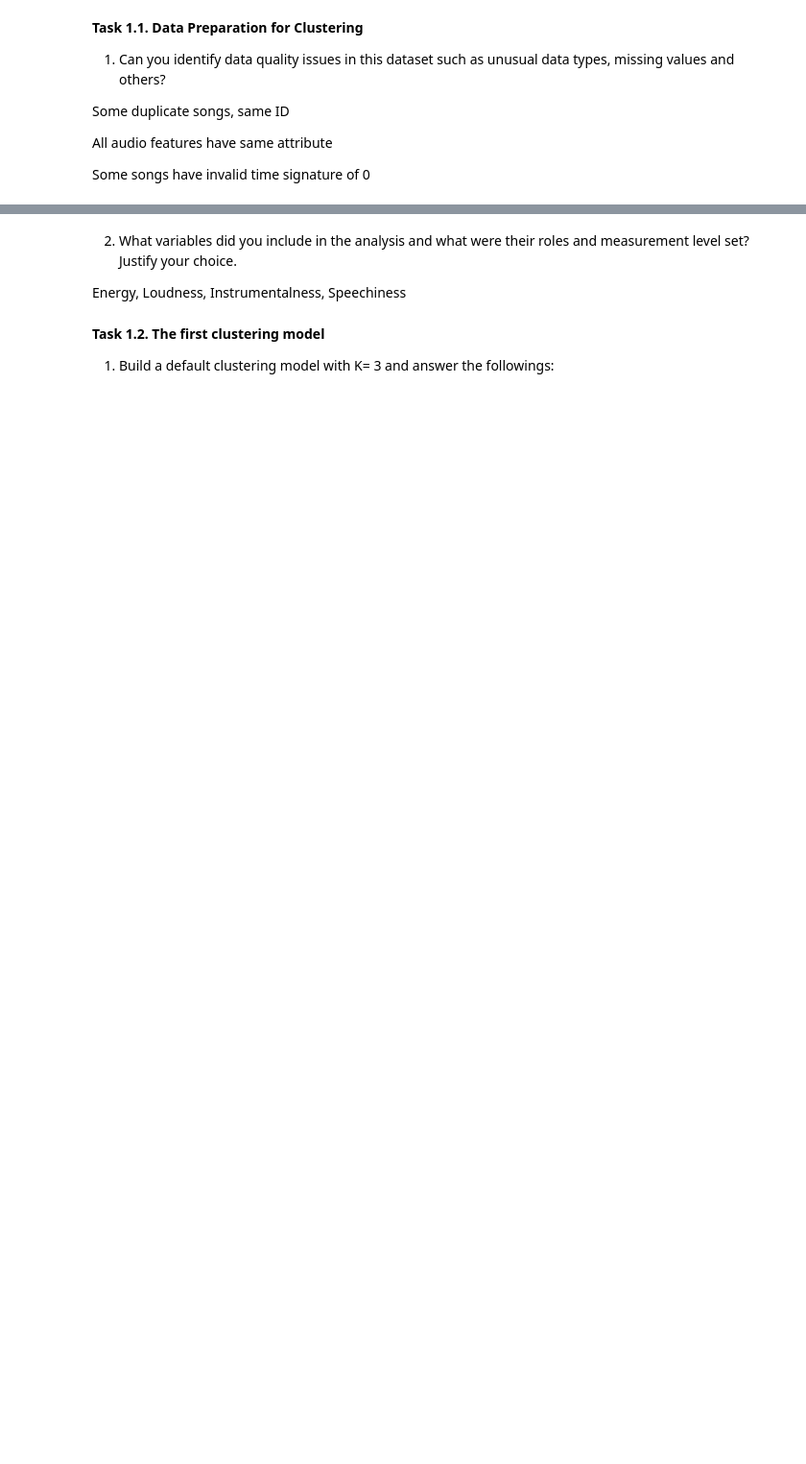
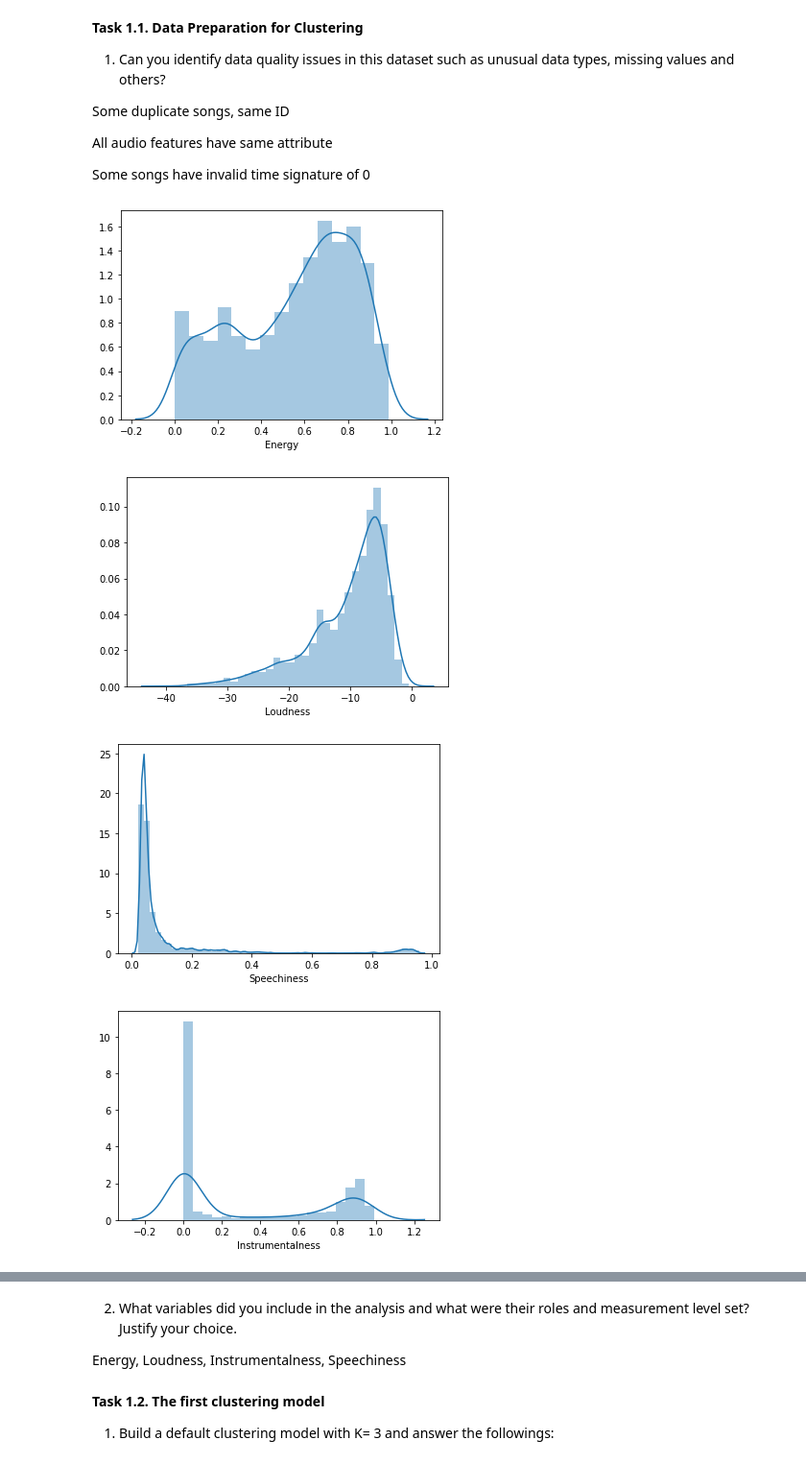
Before and after one commit to kressnick25/DataMining-CaseStudy, a Jupyter notebook: Task 1.ipynb, the cells around one changed output, grey strips where cells are left out. Shown at 96% size. Drawn from its saved outputs; the diff is of its cells as text; code cells hidden in the pictures; blank space fills up the shorter version.

```diff
--- a/Task 1.ipynb
+++ b/Task 1.ipynb
@@ -43,0 +42,23 @@ df = df[df.time_signature != 0]
+# %%
+import seaborn as sns
+import matplotlib.pyplot as plt
+import warnings
+warnings.filterwarnings("ignore")
+
+energy_dist = sns.distplot(df['Energy'].dropna())
+plt.show()
+
+
+loudness_dist = sns.distplot(df['Loudness'].dropna())
+plt.show()
+
+speech_dist = sns.distplot(df['Speechiness'].dropna())
+plt.show()
+
+instrum_dist = sns.distplot(df['Instrumentalness'].dropna(), bins=20)
+plt.show()
+# %% [output]
+[figure, added]
+[figure, added]
+[figure, added]
+[figure, added]
```
Also changed, not shown: parts of 6 cells of this notebook, 1 other file.
